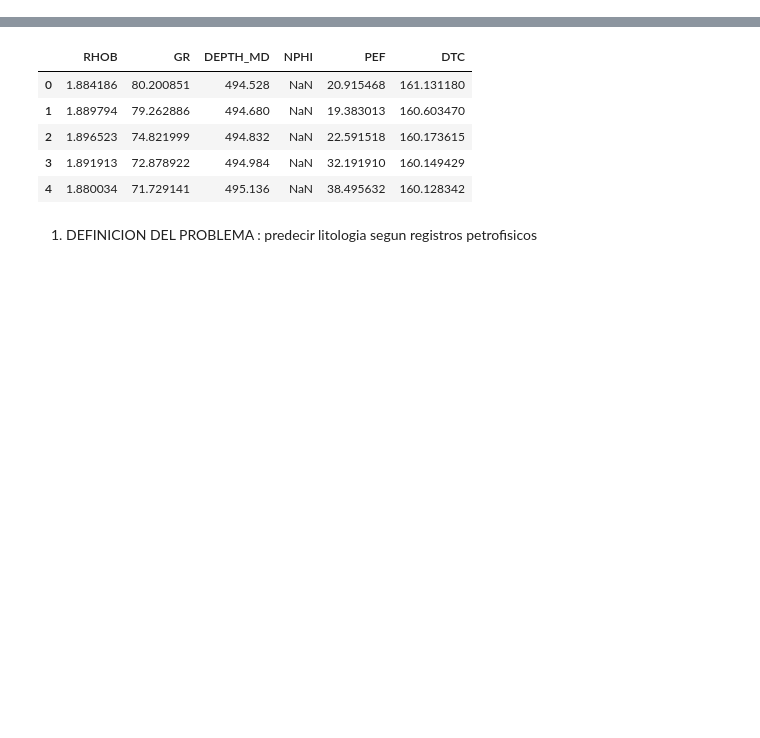
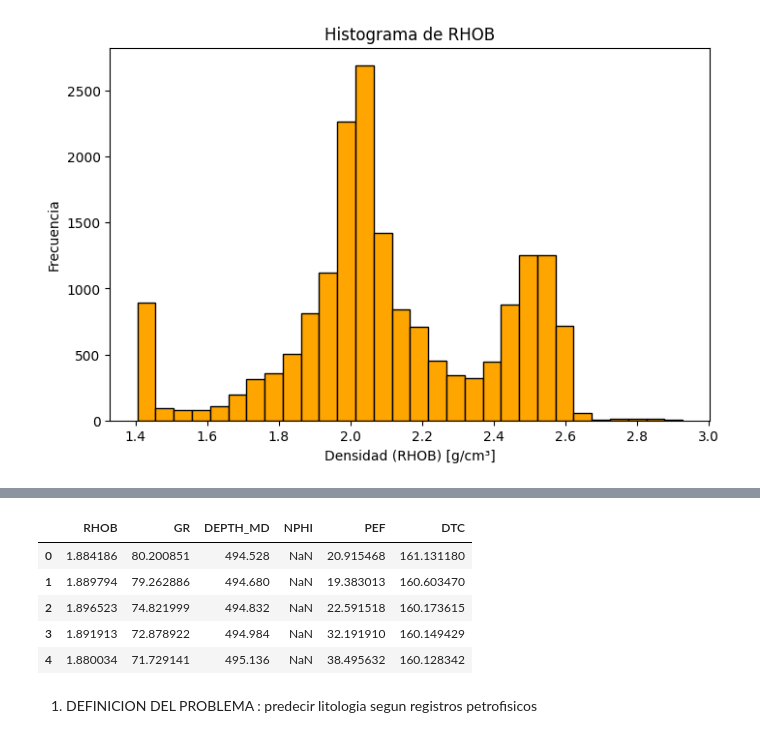
Before and after one commit to AndreaMuntaner/Data-Science-I, a Jupyter notebook: Proyecto_parteIII_AndreaMuntaner.ipynb, the cells around one changed output, grey strips where cells are left out. Cells and saved outputs as stored; diff of their text form; code cells hidden in the pictures; blank space fills up the shorter version.

```diff
--- a/Proyecto_parteIII_AndreaMuntaner.ipynb
+++ b/Proyecto_parteIII_AndreaMuntaner.ipynb
@@ -2,0 +171,11 @@
+# %%
+# VARIABLE RHOB
+
+plt.figure(figsize=(8,5))
+plt.hist(df['RHOB'], bins=30, color='orange', edgecolor='black')
+plt.xlabel('Densidad (RHOB) [g/cm³]')
+plt.ylabel('Frecuencia')
+plt.title('Histograma de RHOB')
+plt.show()
+# %% [output]
+[figure, added]
```
Also changed, not shown: parts of 43 cells of this notebook.
